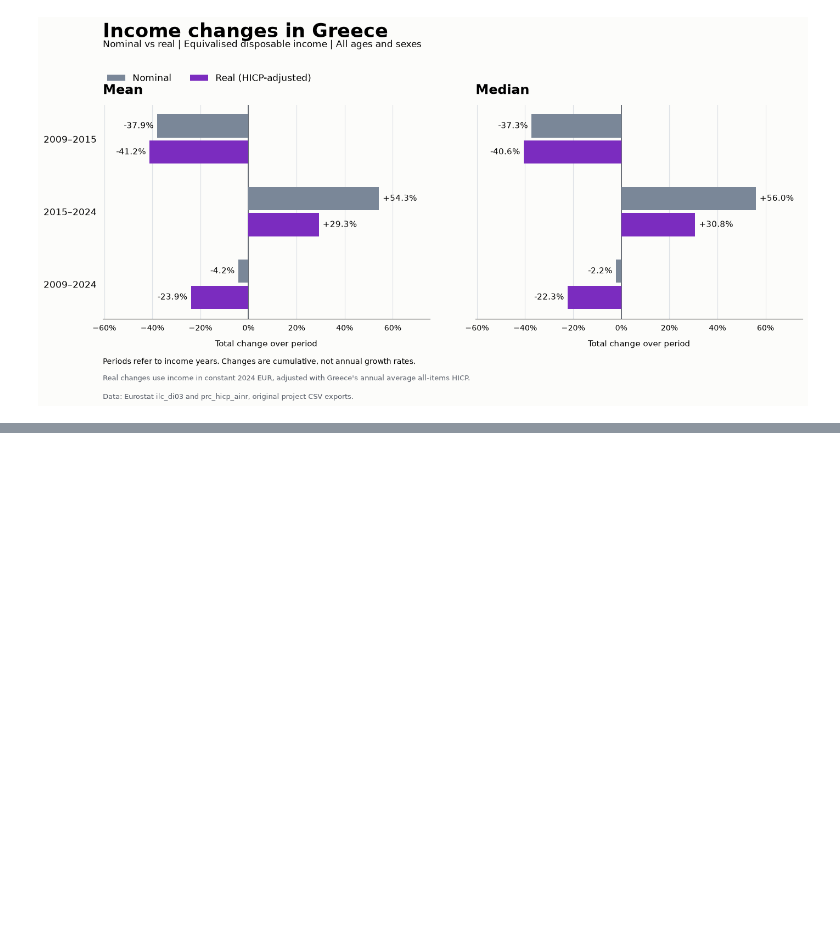
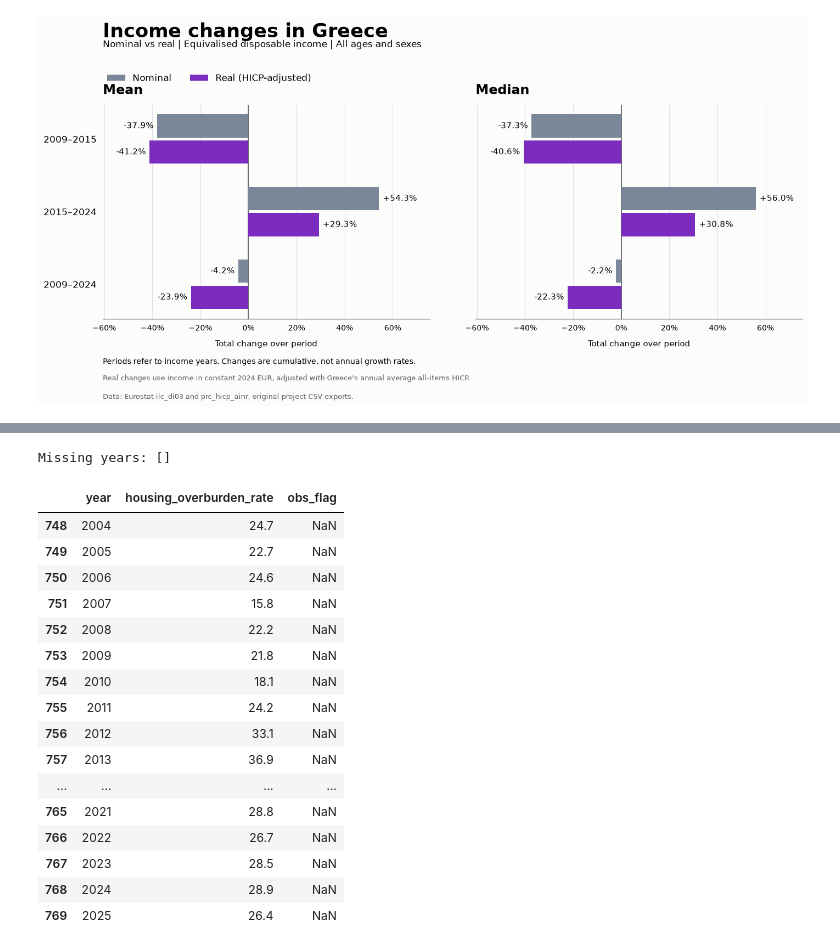
Before and after one commit to GeorgeZDESK/eurostat-income-analysis, a Jupyter notebook: notebooks/02_income_analysis.ipynb, the cells around one changed output, grey strips where cells are left out. Drawn from its saved outputs; the diff is of its cells as text; code cells hidden in the pictures; blank space fills up the shorter version.

```diff
--- a/notebooks/02_income_analysis.ipynb
+++ b/notebooks/02_income_analysis.ipynb
@@ -760,0 +803,37 @@ ax.plot(
+# %%
+housing_data = pd.read_csv("../data/processed/ilc_lvho07a_greece.csv")
+# %%
+# Select the published rate for the total Greek population.
+housing_total = housing_data.loc[
+    (housing_data["geo_code"] == "EL")
+    & (housing_data["sex"] == "T")
+    & (housing_data["age"] == "TOTAL")
+    & (housing_data["rskpovth"] == "TOTAL")
+    & (housing_data["unit"] == "PC"),
+    ["year", "housing_overburden_rate", "obs_flag"]
+].copy().sort_values("year")
+# %%
+# Check for absent years within the available analysis period.
+missing_housing_years = sorted(set(range(2004, 2026)) - set(housing_total["year"]))
+
+print("Missing years:", missing_housing_years)
+display(housing_total)
+# %% [output]
+Missing years: []
+|  | year | housing_overburden_rate | obs_flag |
+| 748 | 2004 | 24.7 | NaN |
+| 749 | 2005 | 22.7 | NaN |
+| 750 | 2006 | 24.6 | NaN |
+| 751 | 2007 | 15.8 | NaN |
+| 752 | 2008 | 22.2 | NaN |
+| 753 | 2009 | 21.8 | NaN |
+| 754 | 2010 | 18.1 | NaN |
+| 755 | 2011 | 24.2 | NaN |
+| 756 | 2012 | 33.1 | NaN |
+| 757 | 2013 | 36.9 | NaN |
+| ... | ... | ... | ... |
+| 765 | 2021 | 28.8 | NaN |
+| 766 | 2022 | 26.7 | NaN |
+| 767 | 2023 | 28.5 | NaN |
+| 768 | 2024 | 28.9 | NaN |
+| 769 | 2025 | 26.4 | NaN |
```
Also changed, not shown: parts of 16 cells of this notebook, 11 other files.
